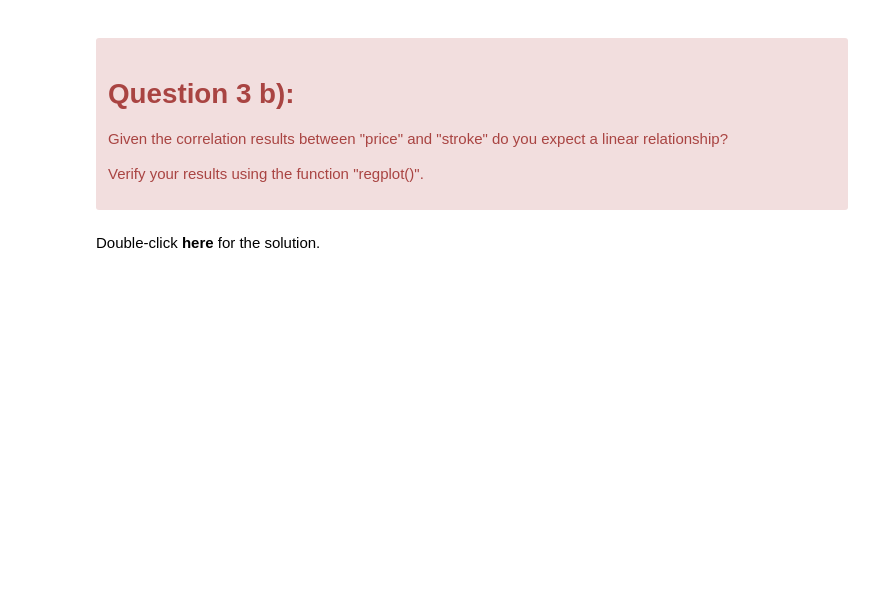
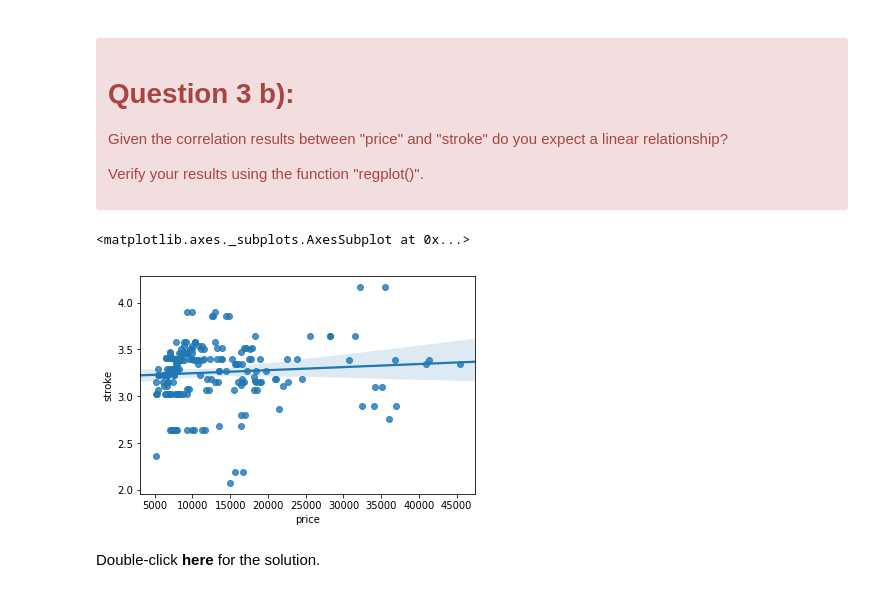
Before and after one commit to tuliocpa/Data_Science, a Jupyter notebook: Notebook 6 - Exploratory Data Analysis.ipynb, the cells around one changed output. Saved outputs shown, nothing was run; the diff lists cells and outputs as text; code cells hidden in the pictures; blank space fills up the shorter version.

```diff
--- a/Notebook 6 - Exploratory Data Analysis.ipynb
+++ b/Notebook 6 - Exploratory Data Analysis.ipynb
@@ -231,6 +271,11 @@ df[["stroke","price"]].corr()
 </div>
 # %%
 # Write your code below and press Shift+Enter to execute
+
+sns.regplot(x="price", y="stroke", data=df1)
+# %% [output]
+<matplotlib.axes._subplots.AxesSubplot at 0x...>
+[figure, added]
 # %% [markdown]
 Double-click <b>here</b> for the solution.
 
```
Also changed, not shown: parts of 8 cells of this notebook.
